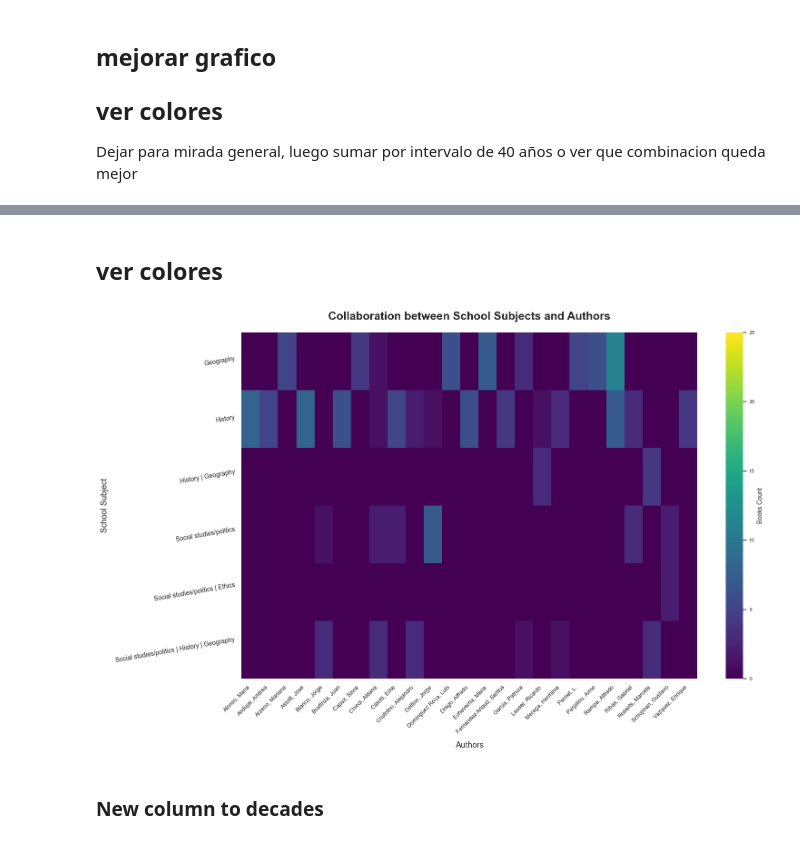
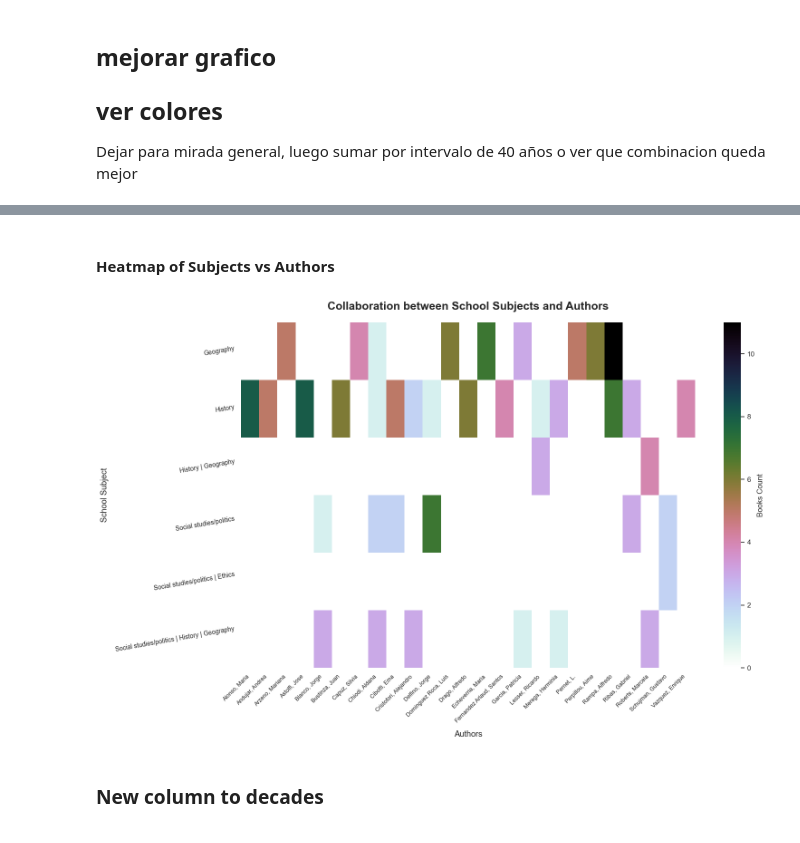
Before and after one commit to rominicky/miscellaneous, a Jupyter notebook: glotrec_explorating.ipynb, the cells around one changed output, grey strips where cells are left out. Drawn from its saved outputs; the diff is of its cells as text; code cells hidden in the pictures.

```diff
--- a/glotrec_explorating.ipynb
+++ b/glotrec_explorating.ipynb
@@ -199,0 +208,34 @@ Passing `palette` without assigning `hue` is deprecated and will be removed in v
+# %%
+
+sns.set(style="whitegrid")
+min_count = 4
+for level, subdf in df.groupby(['Level of Education', 'Document Type']):
+
+    # top 25 publishers in this level
+    top_publishers = (
+        subdf['Publisher']
+        .value_counts()
+        .loc[lambda x: x >= min_count]
+        .head(25)
+        .reset_index()
+    )
+    # rename columns for clarity
+    top_publishers.columns = ['Publisher', 'Books Count']
+    if top_publishers.empty:
+            continue
+    # make bar plot
+    plt.figure(figsize=(12, 6))
+    sns.barplot(
+        data=top_publishers,
+        y='Publisher',
+        x='Books Count',
+        hue='Publisher',        # each bar a different color
+        palette="Set3",
+        legend=False
+    )
+
+    plt.title(f'Top Publishers by Level of Education: {level}')
+    plt.xlabel('Books Count')
+    plt.ylabel('Publisher')
+    plt.tight_layout()
+    plt.show()
@@ -226,5 +276,6 @@ plt.show()
 # %%
 # Heatmap of Publishers vs Level of Education
+df['Level of Education'] = df['Level of Education'].fillna('').str.split('|').str[0]
 plt.figure(figsize=(16, 10))
 (df
  .explode('Publisher')
@@ -252,5 +303,6 @@ plt.show()
 # %%
 # Heatmap of Publishers vs Document Type
+df['Document Type'] = df['Document Type'].fillna('').str.split('|').str[0]
 plt.figure(figsize=(16, 10))
 (df
  .explode('Publisher')
@@ -340,42 +487,42 @@ plt.show()
 # %% [markdown]
-## ver colores
+#### Heatmap of Subjects vs Authors
 # %%
-# Heatmap of Subjects vs Authors
+
 plt.figure(figsize=(16, 10))
-vmax = 25
+""" vmax = 25 """
 (df
  .explode('Authors')
  .query("`School Subject` != 'German taught in non-German-speaking countries'")
  .pipe(lambda d: d[
         d['School Subject'].isin(d['School Subject'].value_counts().nlargest(25).index) &
         d['Authors'].isin(d['Authors'].value_counts().nlargest(25).index)
     ])
  .pipe(lambda d: sns.heatmap(
      pd.crosstab(d['School Subject'], d['Authors']),
-     cmap='viridis',
+     cmap='cubehelix_r',
      annot=False,
      fmt='d',
      linecolor='gray',
      cbar_kws={'label': 'Books Count'},
-     vmax=vmax
+     #vmax=vmax
  ))
 )
 plt.title('Collaboration between School Subjects and Authors', fontsize=18, pad=20, weight='bold')
 plt.xlabel('Authors', fontsize=13, labelpad=10)
 plt.ylabel('School Subject', fontsize=13, labelpad=10)
 
 # Ejes más legibles
 plt.xticks(rotation=45, ha='right', fontsize=9)
 plt.yticks(rotation=10, fontsize=10)
 
 # Quita marcos visuales innecesarios
 sns.despine(left=True, bottom=True)
 
 # Mejora el espacio general
 plt.tight_layout()
 plt.show()
 # %% [output]
-[figure, old version]
+[figure, new version]
 # %% [markdown]
 ### New column to decades
 # %%
```
Also changed, not shown: parts of 28 cells of this notebook.
